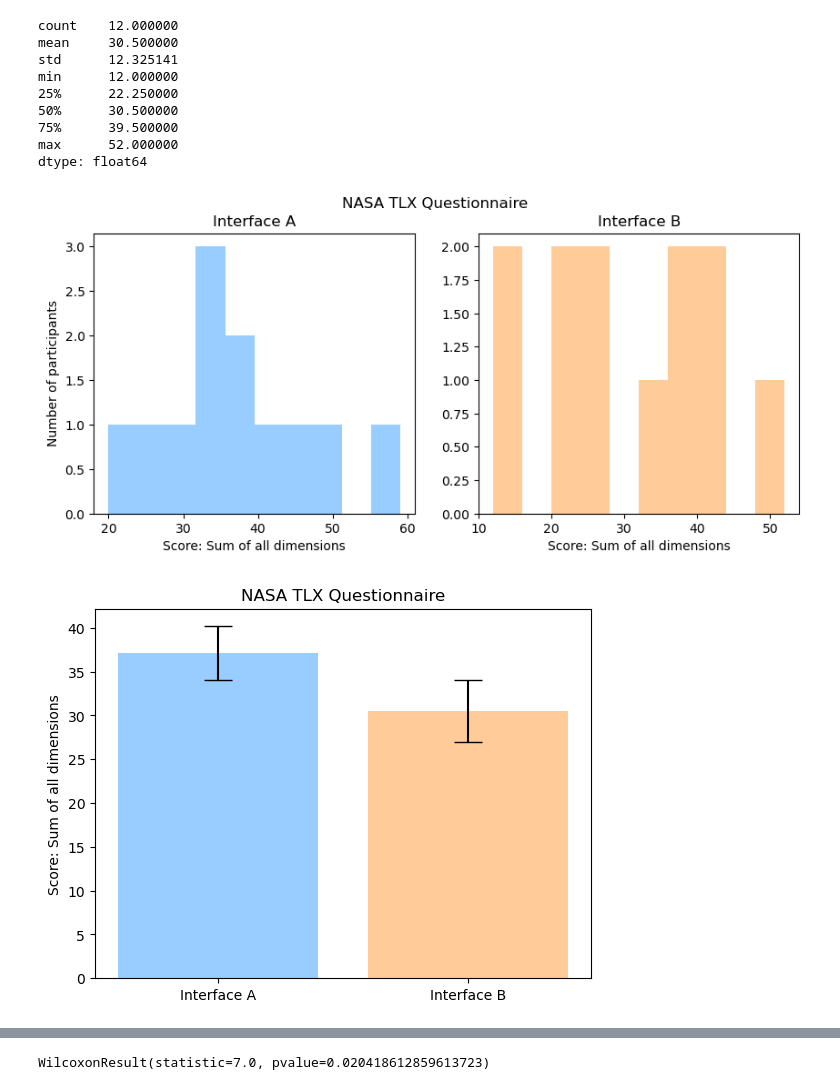
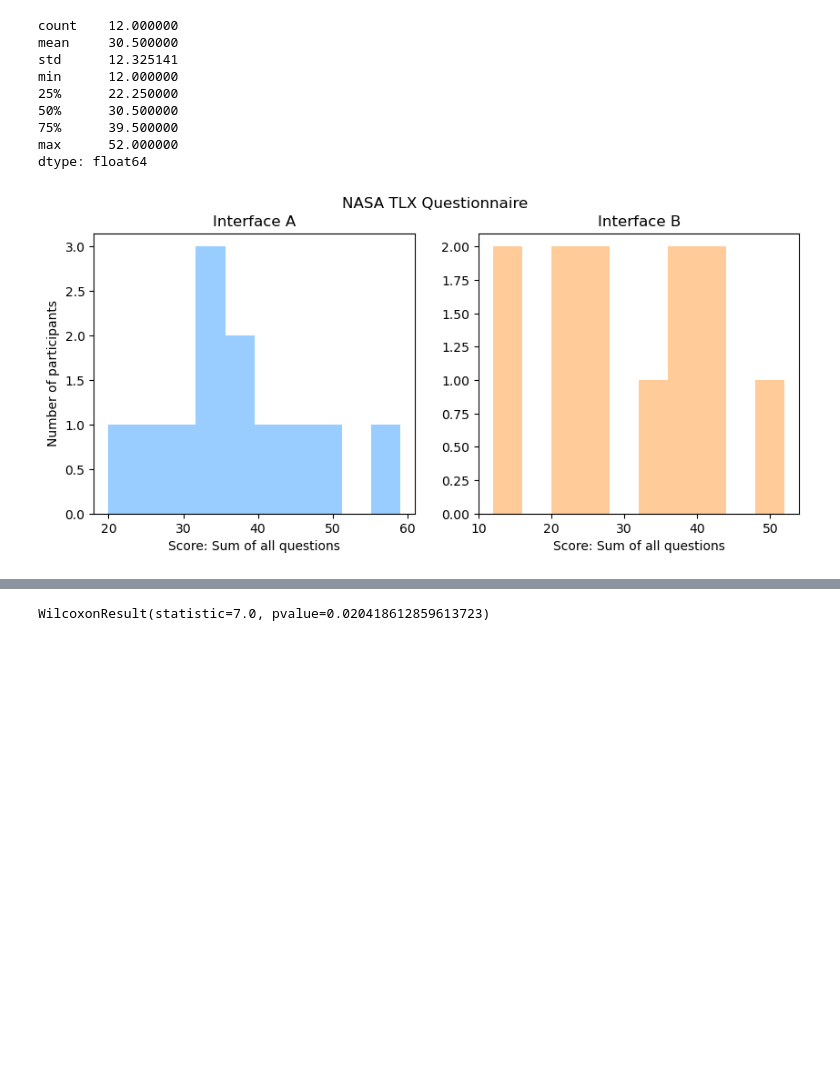
Before and after one commit to duxirosenberg/hci-project-hci2023-group-25, a Jupyter notebook: Deliverables/Study/Statistical Analysis.ipynb, the cells around one changed output, grey strips where cells are left out. Cells and saved outputs as stored; diff of their text form; code cells hidden in the pictures; blank space fills up the shorter version.

```diff
--- a/Deliverables/Study/Statistical Analysis.ipynb
+++ b/Deliverables/Study/Statistical Analysis.ipynb
@@ -350,29 +453,24 @@ dtype: float64
 # %%
 fig, axs = plt.subplots(1, 2, figsize=(10, 4))
 fig.suptitle('NASA TLX Questionnaire')
 
 # change color of the bars to light blue
 axs[0].hist(nasa_tlx_A_total, color='#99CCFF')
-axs[0].set_xlabel('Score: Sum of all dimensions')
+axs[0].set_xlabel('Score: Sum of all questions')
 axs[0].set_title('Interface A')
 
 # change color of the bars to light orange
 axs[1].hist(nasa_tlx_B_total, color='#FFCC99')
-axs[1].set_xlabel('Score: Sum of all dimensions')
+axs[1].set_xlabel('Score: Sum of all questions')
 axs[1].set_title('Interface B')
 
 # add y axis label
 axs[0].set_ylabel('Number of participants')
 
-plt.show()
+# save fig
+fig.savefig('nasa_tlx_total.png')
 
 
-# add a plot for the total score containing mean and std deviation
-fig, ax = plt.subplots()
-ax.bar(['Interface A', 'Interface B'], [nasa_tlx_A_total.mean(), nasa_tlx_B_total.mean()], yerr=[nasa_tlx_A_total.sem(), nasa_tlx_B_total.sem()], capsize=10, color=['#99CCFF', '#FFCC99'])
-ax.set_ylabel('Score: Sum of all dimensions')
-ax.set_title('NASA TLX Questionnaire')
 plt.show()
 # %% [output]
-[figure, old version]
+[figure, new version]
-[figure, removed]
```
Also changed, not shown: parts of 35 cells of this notebook, 9 other files.
